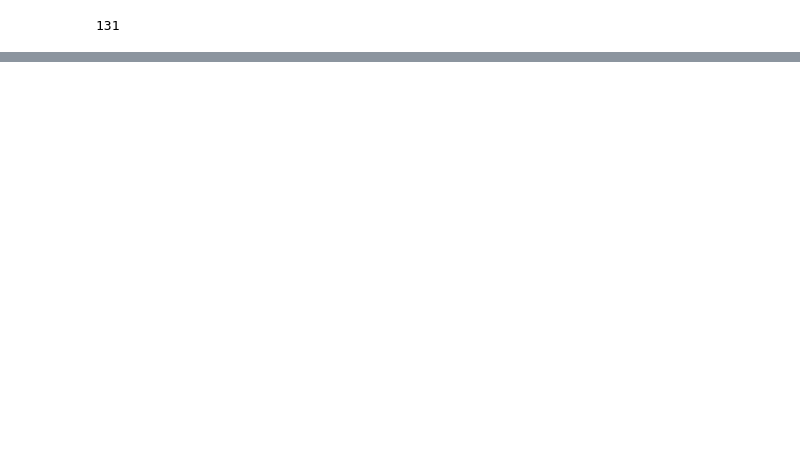
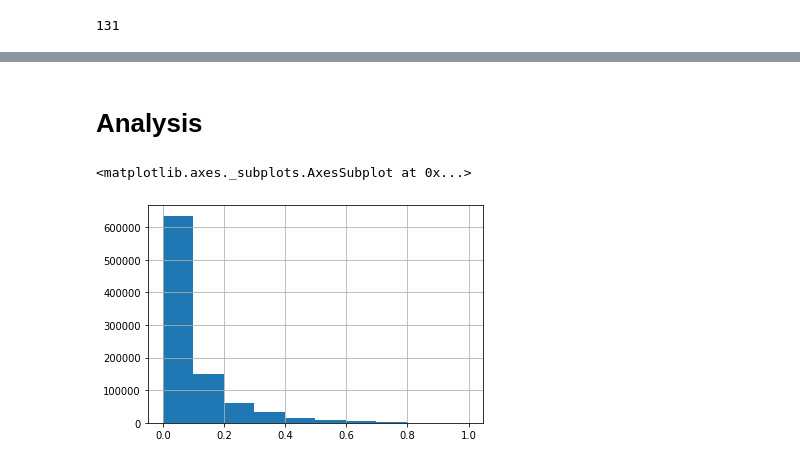
Before and after one commit to saramsv/DecompositionFeatureSegmentation, a Jupyter notebook: notebooks/class_distribution_bodypart.ipynb, the cells around one changed output, grey strips where cells are left out. Saved outputs shown, nothing was run; the diff lists cells and outputs as text; code cells hidden in the pictures; blank space fills up the shorter version.

```diff
--- a/notebooks/class_distribution_bodypart.ipynb
+++ b/notebooks/class_distribution_bodypart.ipynb
@@ -295,0 +130,2 @@ for c in VOC_CLASSES:
+# %% [markdown]
+# Analysis
@@ -295,0 +225,7 @@ for c in VOC_CLASSES:
+# %%
+df_pairs = pd.read_json('../data/bodyparts_csv/train_iou.odgt', lines=True)
+df_pairs['iou'].hist()
+df_pairs[df_pairs['iou'] > 0.5]['iou'].hist()
+# %% [output]
+<matplotlib.axes._subplots.AxesSubplot at 0x...>
+[figure, added]
```
Also changed, not shown: parts of 39 cells of this notebook, 5 other files.
